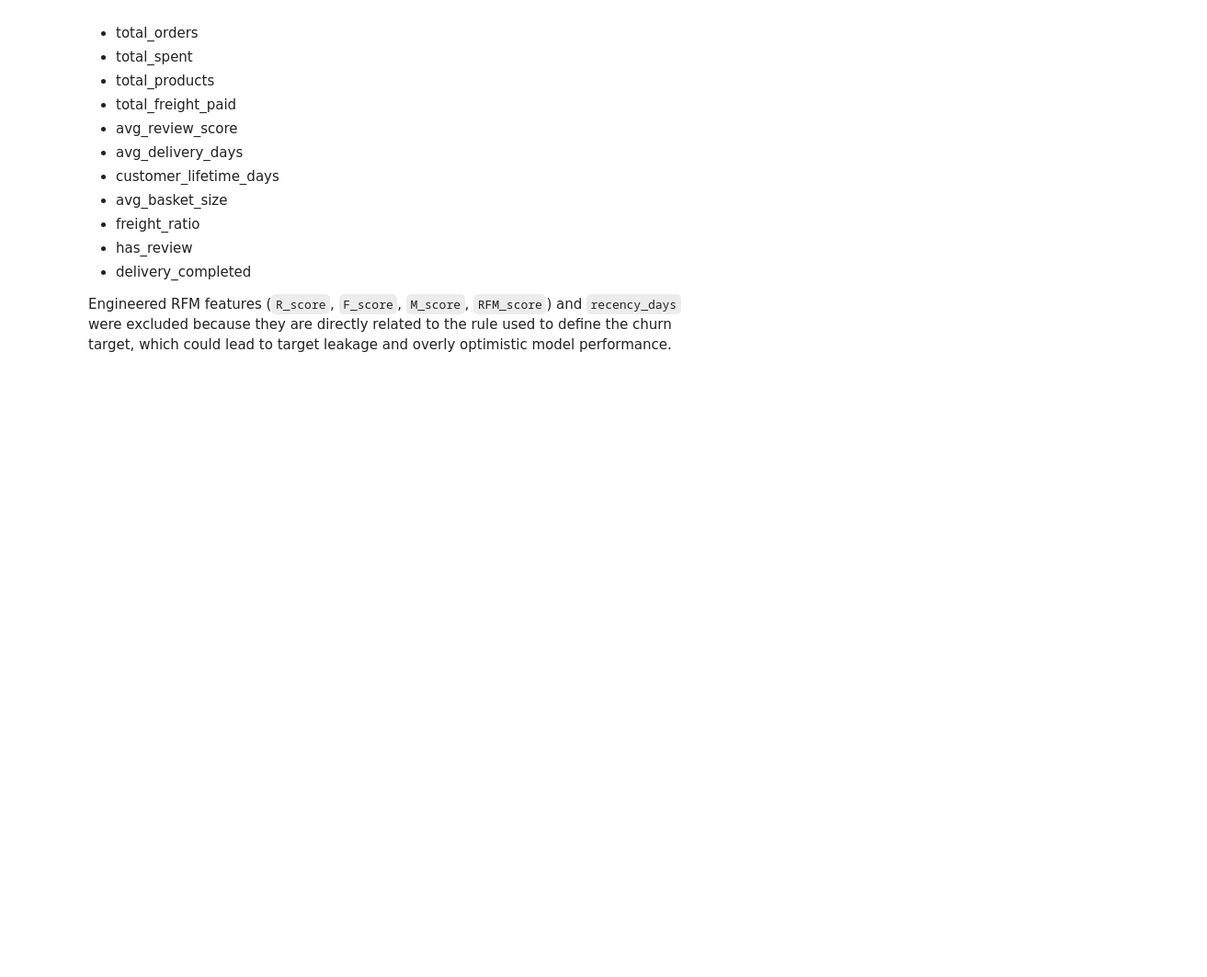
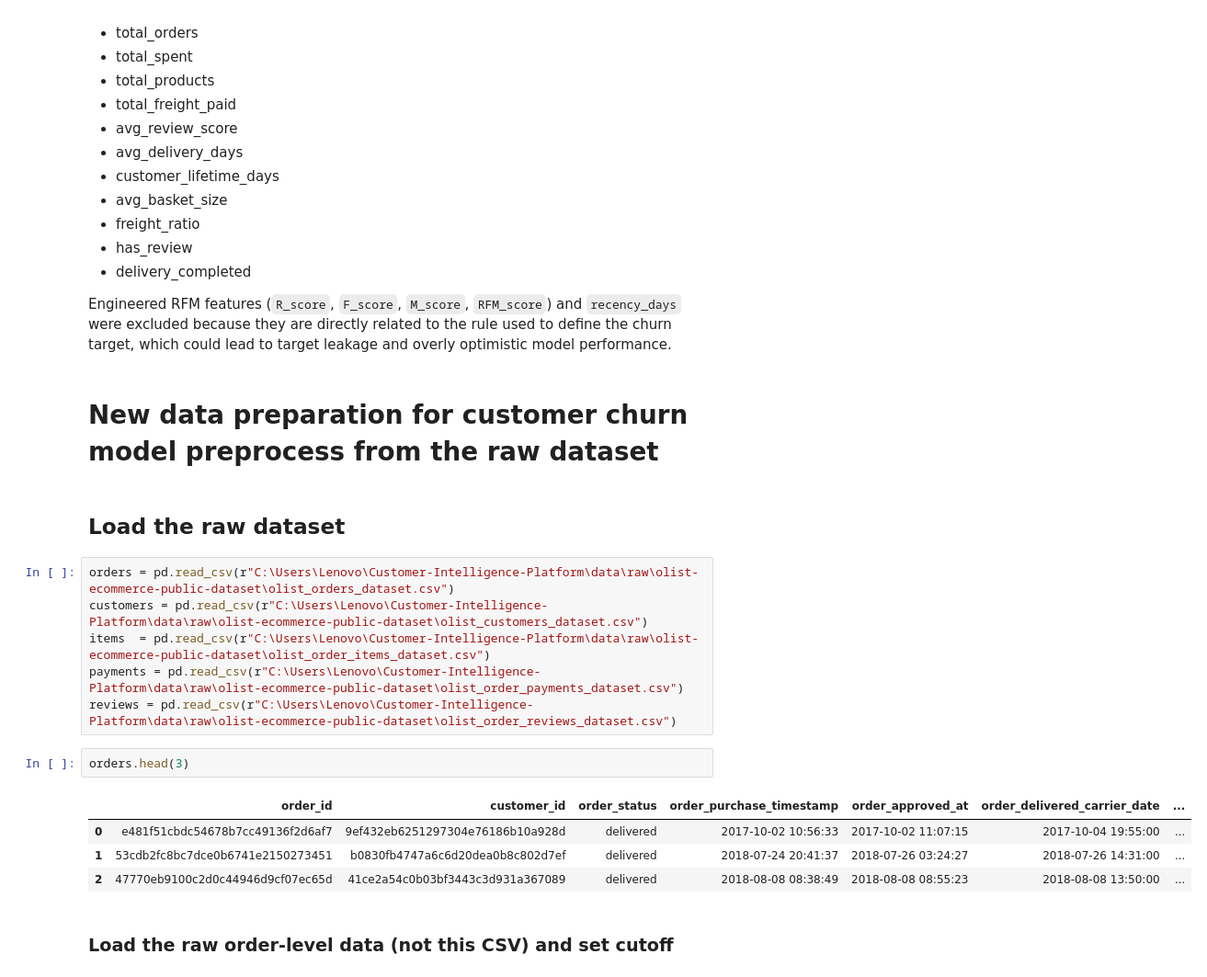
Before and after one commit to anees555/Customer-Intelligent-Platform, a Jupyter notebook: notebooks/archives/01_data_preparation.ipynb, the cells around one changed output. Shown at 92% size. Saved outputs shown, nothing was run; the diff lists cells and outputs as text; blank space fills up the shorter version.

Commit message:
customer churn archived

```diff
--- a/notebooks/customer_churn_ML/01_data_preparation.ipynb
+++ b/notebooks/archives/01_data_preparation.ipynb
@@ -360,3 +368,22 @@ The final feature set includes:
 - delivery_completed
 
 Engineered RFM features (`R_score`, `F_score`, `M_score`, `RFM_score`) and `recency_days` were excluded because they are directly related to the rule used to define the churn target, which could lead to target leakage and overly optimistic model performance.
+# %% [markdown]
+# New  data preparation for customer churn model preprocess from the raw dataset
+# %% [markdown]
+## Load the raw dataset
+# %%
+orders = pd.read_csv(r"C:\Users\Lenovo\Customer-Intelligence-Platform\data\raw\olist-ecommerce-public-dataset\olist_orders_dataset.csv")
+customers = pd.read_csv(r"C:\Users\Lenovo\Customer-Intelligence-Platform\data\raw\olist-ecommerce-public-dataset\olist_customers_dataset.csv")
+items  = pd.read_csv(r"C:\Users\Lenovo\Customer-Intelligence-Platform\data\raw\olist-ecommerce-public-dataset\olist_order_items_dataset.csv")
+payments = pd.read_csv(r"C:\Users\Lenovo\Customer-Intelligence-Platform\data\raw\olist-ecommerce-public-dataset\olist_order_payments_dataset.csv")
+reviews = pd.read_csv(r"C:\Users\Lenovo\Customer-Intelligence-Platform\data\raw\olist-ecommerce-public-dataset\olist_order_reviews_dataset.csv")
+# %%
+orders.head(3)
+# %% [output]
+|  | order_id | customer_id | order_status | order_purchase_timestamp | order_approved_at | order_delivered_carrier_date | ... |
+| 0 | e481f51cbdc54678b7cc49136f2d6af7 | 9ef432eb6251297304e76186b10a928d | delivered | 2017-10-02 10:56:33 | 2017-10-02 11:07:15 | 2017-10-04 19:55:00 | ... |
+| 1 | 53cdb2fc8bc7dce0b6741e2150273451 | b0830fb4747a6c6d20dea0b8c802d7ef | delivered | 2018-07-24 20:41:37 | 2018-07-26 03:24:27 | 2018-07-26 14:31:00 | ... |
+| 2 | 47770eb9100c2d0c44946d9cf07ec65d | 41ce2a54c0b03bf3443c3d931a367089 | delivered | 2018-08-08 08:38:49 | 2018-08-08 08:55:23 | 2018-08-08 13:50:00 | ... |
+# %% [markdown]
+### Load the raw order-level data (not this CSV) and set cutoff
```
Also changed, not shown: parts of 26 cells of this notebook, 5 other files.
